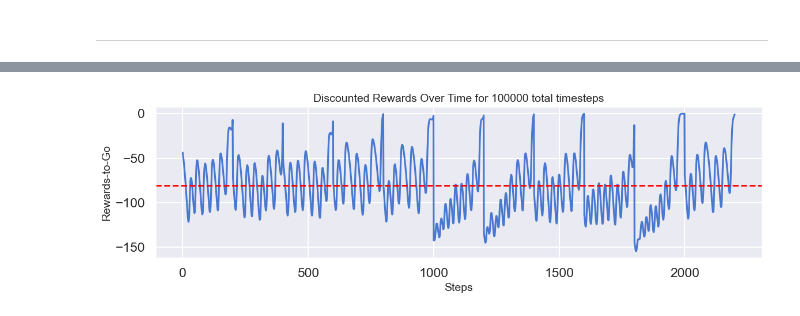
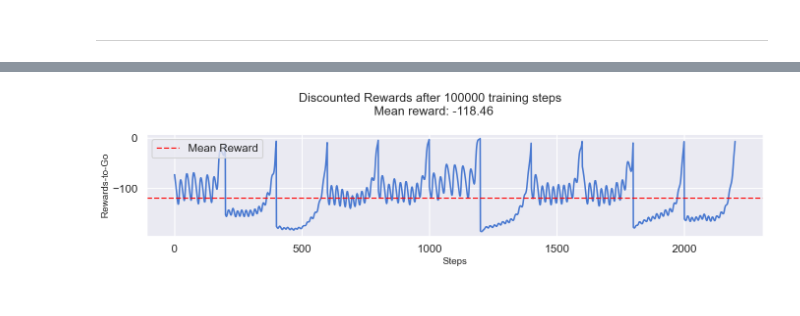
Before and after one commit to Drykx/RL-Rumble, a Jupyter notebook: notebook.ipynb, the cells around one changed output, grey strips where cells are left out. Cells and saved outputs as stored; diff of their text form; code cells hidden in the pictures.

```diff
--- a/notebook.ipynb
+++ b/notebook.ipynb
@@ -28,6 +61,7 @@ class Feedforward(nn.Module):
         super(Feedforward, self).__init__()
         self.fc1 = nn.Linear(input_dim, hidden_dim)
         self.fc2 = nn.Linear(hidden_dim, output_dim)
+        self.activations = None # To store activations
 
     def forward(self, obs):
         # Convert obs to tensor
@@ -35,6 +69,7 @@ class Feedforward(nn.Module):
             obs = torch.tensor(obs, dtype = torch.float)
         # Forward pass
         obs = F.relu(self.fc1(obs))
+        self.activations = obs.detach().cpu()
         obs = self.fc2(obs)
         return obs
 # %%
@@ -210,3 +274,5 @@ total_timesteps = 100000
 model.learn(total_timesteps)
 # %%
 batch_obs, batch_acts, batch_log_probs, batch_rgts, batch_lens = model.rollout()
+if device == "cuda": batch_rgts = batch_rgts.to("cpu")
+mean_reward = batch_rgts.mean()
@@ -213,17 +308,22 @@ batch_obs, batch_acts, batch_log_probs, batch_rgts, batch_lens = model.rollout()
 # %%
-sns.set(style="darkgrid", context="talk", palette="muted")
-
-plt.figure(figsize=(12, 4))
+plt.figure(figsize=(14, 4))
 
 sns.lineplot(data=batch_rgts)
-plt.axhline(y = batch_rgts.mean(), color="red", linestyle = "--", linewidth = 2, label = "Mean Reward")
+
+plt.axhline(y = mean_reward, color="red", linestyle = "--", linewidth = 2, label = "Mean Reward")
+
 
 plt.xlabel("Steps", fontsize=14)
 plt.ylabel("Rewards-to-Go", fontsize=14)
-plt.title(f"Discounted Rewards Over Time for {total_timesteps} total timesteps", fontsize=14)
 
-# Improve layout
+plt.suptitle(
+    f"Discounted Rewards after {total_timesteps} training steps \n Mean reward: {mean_reward:.2f}",
+    fontsize=18,
+    y=0.95  # push the title slightly up so it doesn't overlap with plot
+)
+
+plt.legend(loc='upper left')
 plt.tight_layout()
 plt.show()
 # %% [output]
-[figure, old version]
+[figure, new version]
```
Also changed, not shown: parts of 9 cells of this notebook.
